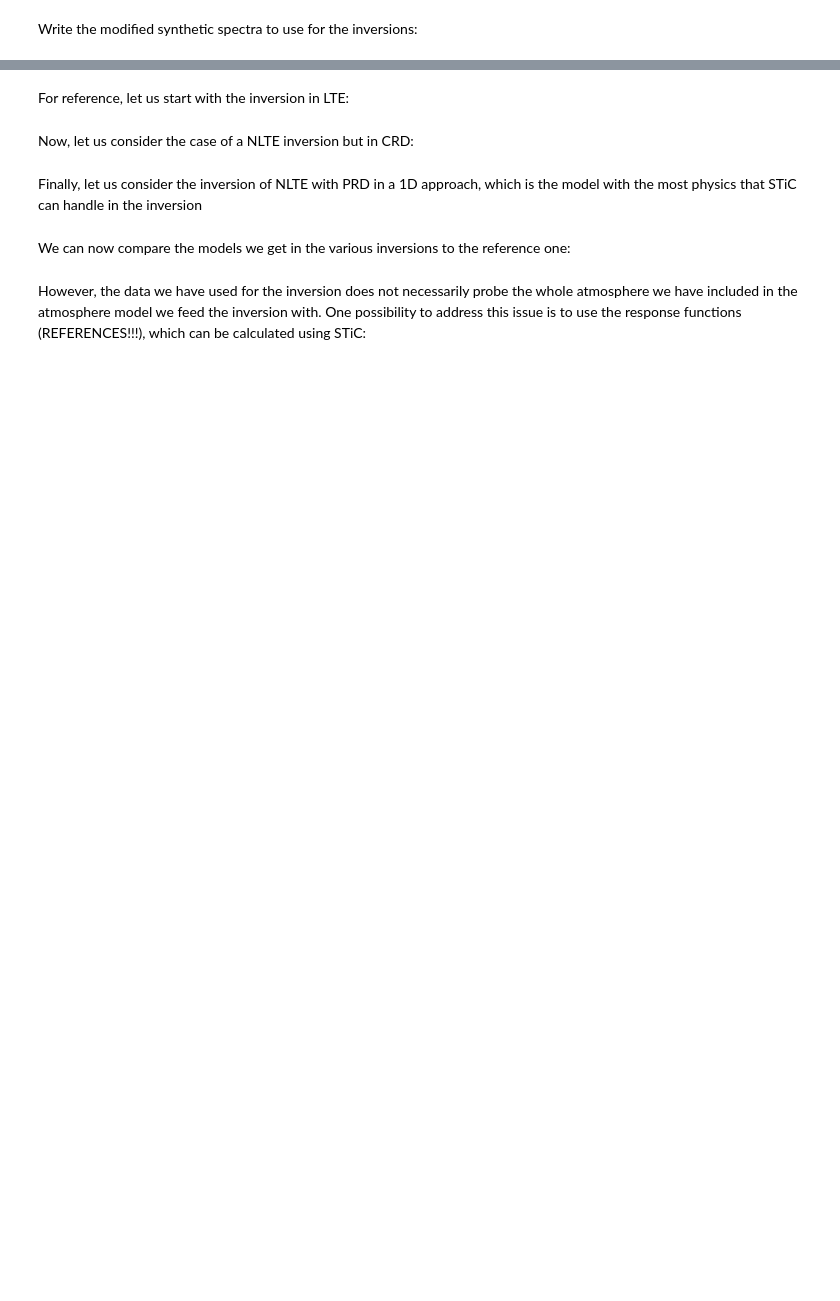
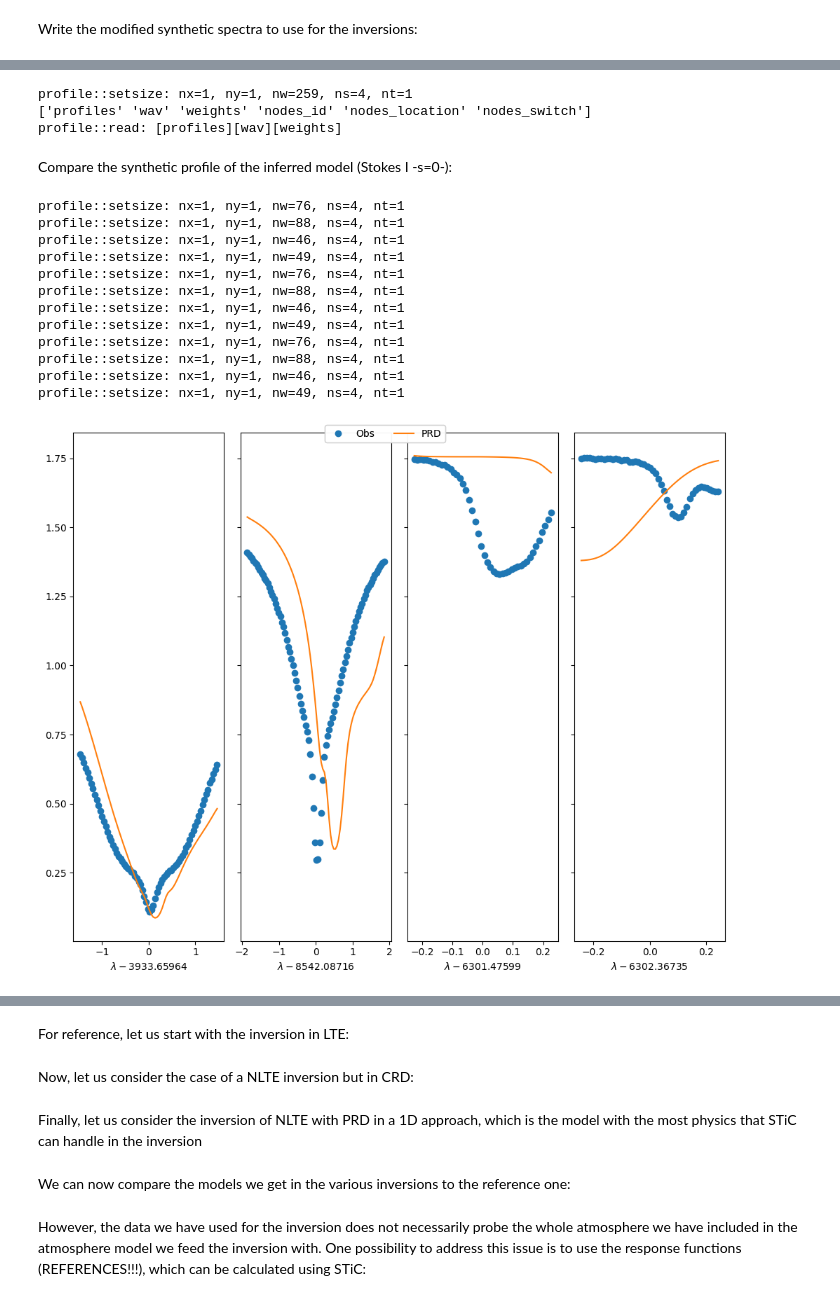
Before and after one commit to apy-github/mhd_ii, a Jupyter notebook: exercise_2/mhd_ii_2.ipynb, the cells around one changed output, grey strips where cells are left out. Saved outputs shown, nothing was run; the diff lists cells and outputs as text; code cells hidden in the pictures; blank space fills up the shorter version.

```diff
--- a/exercise_2/mhd_ii_2.ipynb
+++ b/exercise_2/mhd_ii_2.ipynb
@@ -74,0 +11,38 @@ def plot_model(llm, t=0, y=0, x=0, mpars=["temp", "vlos", "vturb", "Bln", "Bho",
+# %%
+def plot_profile(llp, t=0, y=0, x=0, s=0, kwargs=[], plkwargs={}):
+    #
+    #
+    # Check inputs
+    if (len(kwargs)!=len(llp)):
+        ikwargs = [{},] * len(llp)
+    else:
+        ikwargs = cp(kwargs)
+    #
+    #
+    ncols = len(llp[0].splitRegions())
+    nrows = 1#np.ceil(npars/ncols).astype("i2")
+
+    toadd_xlabel=1
+    fg, ax = pl.subplots(ncols = ncols, nrows=nrows, sharey=1, **plkwargs)
+    # Loop through profiles and plot kwargs
+    labs = []
+    for i,j in zip(llp, ikwargs):
+        cnt=-1
+        for k in i.splitRegions():
+            cnt+=1
+            ww = np.where(k.weights[:,s]<2)
+            labs.append(ax.flat[cnt].plot(k.wav[ww[0]]-k.wav.mean(), k.dat[t,y,x,ww[0],s], **j))
+            if (toadd_xlabel):
+                ax.flat[cnt].set_xlabel(r"$\lambda-%.5f$" % (k.wav.mean(),))
+        if (toadd_xlabel):
+            toadd_xlabel=0
+
+    #
+    #
+    # End plot:
+    for i in ikwargs:
+        if ("label" in i):
+            lines_labels = [ax.flat[0].get_legend_handles_labels(),]
+            lines, labels = [sum(i, []) for i in zip(*lines_labels)]
+            fg.legend(lines, labels, loc="upper center", ncol=len(llp))
+    fg.tight_layout()
@@ -144,0 +356,26 @@ m.write('modelin.nc')
+# %%
+nlteprd_prof = sp.profile("./synthetic_cycle1_prd.nc")
+# %% [output]
+profile::setsize: nx=1, ny=1, nw=259, ns=4, nt=1
+['profiles' 'wav' 'weights' 'nodes_id' 'nodes_location' 'nodes_switch']
+profile::read: [profiles][wav][weights]
+# %% [markdown]
+Compare the synthetic profile of the inferred model (Stokes I -s=0-):
+# %%
+plot_profile([nobs,nlteprd_prof]
+             , kwargs=[{"label":"Obs","ls":"none","marker":"o"}, {"label":"PRD"},]
+             , plkwargs={"figsize":(10,8)})
+# %% [output]
+profile::setsize: nx=1, ny=1, nw=76, ns=4, nt=1
+profile::setsize: nx=1, ny=1, nw=88, ns=4, nt=1
+profile::setsize: nx=1, ny=1, nw=46, ns=4, nt=1
+profile::setsize: nx=1, ny=1, nw=49, ns=4, nt=1
+profile::setsize: nx=1, ny=1, nw=76, ns=4, nt=1
+profile::setsize: nx=1, ny=1, nw=88, ns=4, nt=1
+profile::setsize: nx=1, ny=1, nw=46, ns=4, nt=1
+profile::setsize: nx=1, ny=1, nw=49, ns=4, nt=1
+profile::setsize: nx=1, ny=1, nw=76, ns=4, nt=1
+profile::setsize: nx=1, ny=1, nw=88, ns=4, nt=1
+profile::setsize: nx=1, ny=1, nw=46, ns=4, nt=1
+profile::setsize: nx=1, ny=1, nw=49, ns=4, nt=1
+[figure, added]
```
Also changed, not shown: parts of 63 cells of this notebook, 2 other files.
